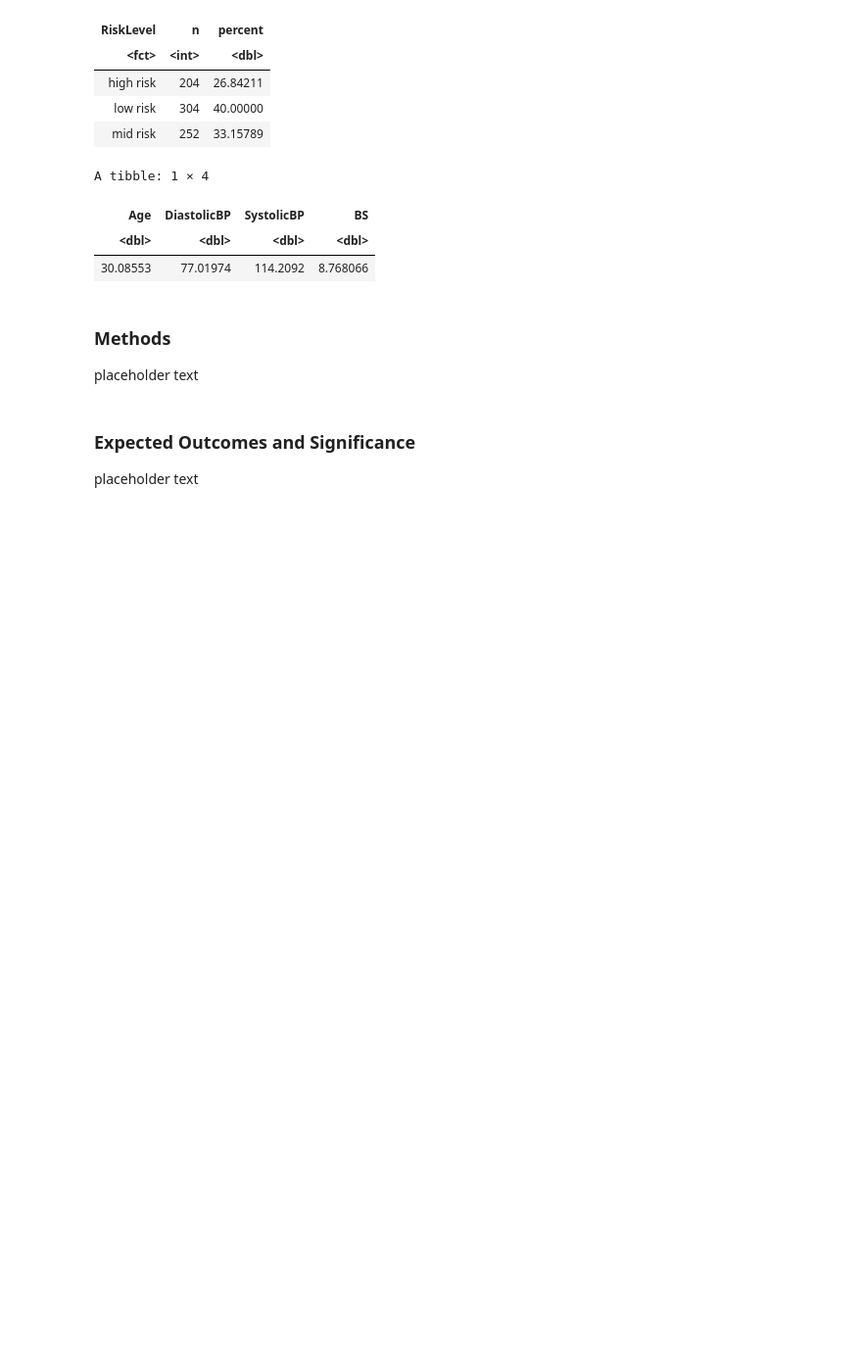
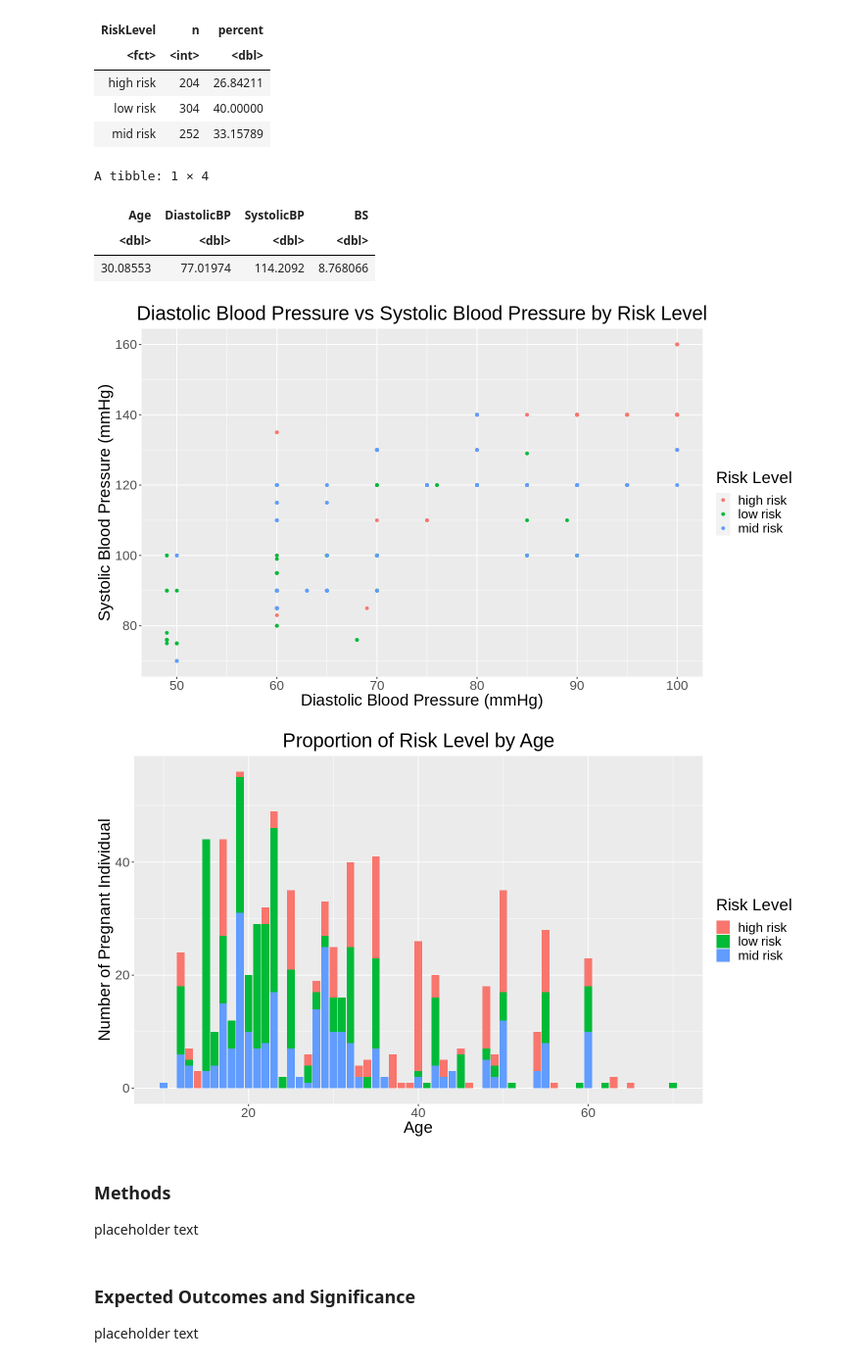
Before and after one commit to rukabii/dsci-100-group-project-006-29, a Jupyter notebook: group_project_proposal.ipynb, the cells around one changed output. Shown: that part at 98% size. Saved outputs shown, nothing was run; the diff lists cells and outputs as text; code cells hidden in the pictures; blank space fills up the shorter version.

Commit message:
Completed visualizing data section

```diff
--- a/group_project_proposal.ipynb
+++ b/group_project_proposal.ipynb
@@ -184,6 +184,34 @@ A tibble: 1 × 4
 | Age | DiastolicBP | SystolicBP | BS |
 | <dbl> | <dbl> | <dbl> | <dbl> |
 | 30.08553 | 77.01974 | 114.2092 | 8.768066 |
+# %%
+options(repr.plot.width = 12, repr.plot.height = 7)
+
+# plot diastolic BP vs systolic BP, color by risk level
+maternity_diastolic_vs_systolic <- maternity_train |>
+                        ggplot(aes(x = DiastolicBP, y = SystolicBP, color = RiskLevel)) +
+                        geom_point() +
+                        labs (x = "Diastolic Blood Pressure (mmHg)", y = "Systolic Blood Pressure (mmHg)", color = "Risk Level") +
+                        ggtitle("Diastolic Blood Pressure vs Systolic Blood Pressure by Risk Level") +
+                        theme(text = element_text(size=20)) +
+                        theme(plot.title = element_text(hjust = 0.5))
+
+
+maternity_diastolic_vs_systolic
+
+# plot proportion of risk level based on age
+maternity_age_vs_risk <- maternity_train |>
+                        ggplot(aes(x = Age, fill = RiskLevel)) +
+                        geom_bar() +
+                        labs(x = "Age", y = "Number of Pregnant Individual", fill = "Risk Level") +
+                        ggtitle("Proportion of Risk Level by Age") +
+                        theme(text = element_text(size=20)) +
+                        theme(plot.title = element_text(hjust = 0.5))
+
+maternity_age_vs_risk
+# %% [output]
+[figure, added]
+[figure, added]
 # %% [markdown]
 ### Methods
 
```
